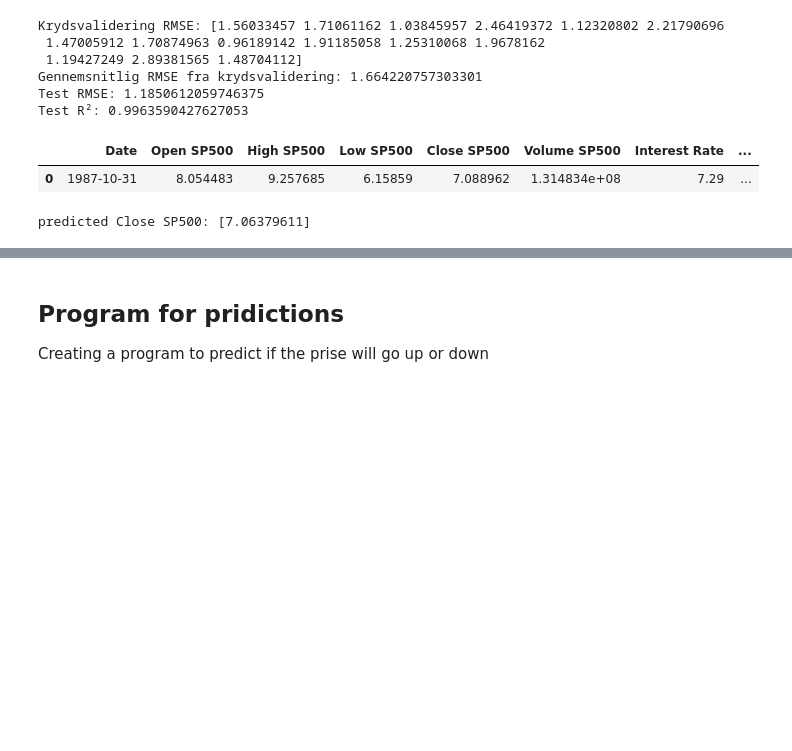
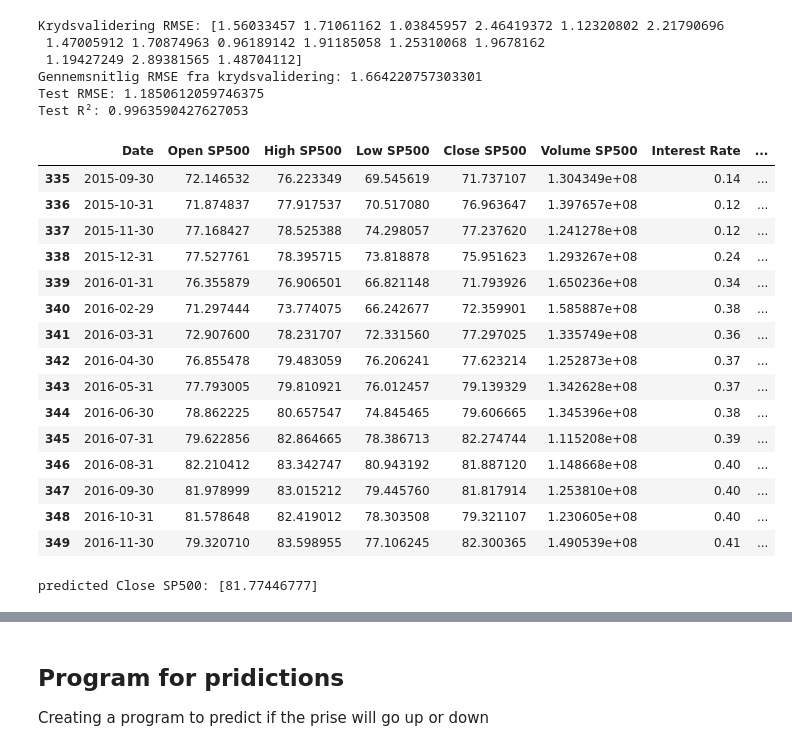
Before and after one commit to badranyoussef/bi-exam-project-stock, a Jupyter notebook: notebooks/resample_of_frequency.ipynb, the cells around one changed output, grey strips where cells are left out. Saved outputs shown, nothing was run; the diff lists cells and outputs as text; code cells hidden in the pictures; blank space fills up the shorter version.

```diff
--- a/notebooks/resample_of_frequency.ipynb
+++ b/notebooks/resample_of_frequency.ipynb
@@ -997,17 +1015,31 @@ Krydsvalidering RMSE: [1.56033457 1.71061162 1.03845957 2.46419372 1.12320802 2.
 Gennemsnitlig RMSE fra krydsvalidering: 1.664220757303301
 Test RMSE: 1.1850612059746375
 Test R²: 0.9963590427627053
-# %%
-df_monthly_test.head(1)
-# %% [output]
-|  | Date | Open SP500 | High SP500 | Low SP500 | Close SP500 | Volume SP500 | Interest Rate | ... |
-| 0 | 1987-10-31 | 8.054483 | 9.257685 | 6.15859 | 7.088962 | 1.314834e+08 | 7.29 | ... |
+# %%
+df_monthly_test.tail(15)
+# %% [output]
+|  | Date | Open SP500 | High SP500 | Low SP500 | Close SP500 | Volume SP500 | Interest Rate | ... |
+| 335 | 2015-09-30 | 72.146532 | 76.223349 | 69.545619 | 71.737107 | 1.304349e+08 | 0.14 | ... |
+| 336 | 2015-10-31 | 71.874837 | 77.917537 | 70.517080 | 76.963647 | 1.397657e+08 | 0.12 | ... |
+| 337 | 2015-11-30 | 77.168427 | 78.525388 | 74.298057 | 77.237620 | 1.241278e+08 | 0.12 | ... |
+| 338 | 2015-12-31 | 77.527761 | 78.395715 | 73.818878 | 75.951623 | 1.293267e+08 | 0.24 | ... |
+| 339 | 2016-01-31 | 76.355879 | 76.906501 | 66.821148 | 71.793926 | 1.650236e+08 | 0.34 | ... |
+| 340 | 2016-02-29 | 71.297444 | 73.774075 | 66.242677 | 72.359901 | 1.585887e+08 | 0.38 | ... |
+| 341 | 2016-03-31 | 72.907600 | 78.231707 | 72.331560 | 77.297025 | 1.335749e+08 | 0.36 | ... |
+| 342 | 2016-04-30 | 76.855478 | 79.483059 | 76.206241 | 77.623214 | 1.252873e+08 | 0.37 | ... |
+| 343 | 2016-05-31 | 77.793005 | 79.810921 | 76.012457 | 79.139329 | 1.342628e+08 | 0.37 | ... |
+| 344 | 2016-06-30 | 78.862225 | 80.657547 | 74.845465 | 79.606665 | 1.345396e+08 | 0.38 | ... |
+| 345 | 2016-07-31 | 79.622856 | 82.864665 | 78.386713 | 82.274744 | 1.115208e+08 | 0.39 | ... |
+| 346 | 2016-08-31 | 82.210412 | 83.342747 | 80.943192 | 81.887120 | 1.148668e+08 | 0.40 | ... |
+| 347 | 2016-09-30 | 81.978999 | 83.015212 | 79.445760 | 81.817914 | 1.253810e+08 | 0.40 | ... |
+| 348 | 2016-10-31 | 81.578648 | 82.419012 | 78.303508 | 79.321107 | 1.230605e+08 | 0.40 | ... |
+| 349 | 2016-11-30 | 79.320710 | 83.598955 | 77.106245 | 82.300365 | 1.490539e+08 | 0.41 | ... |
 # %%
 # Eksempeldata til forudsigelse
 data_to_predict = {
-    'Interest Rate': [7.29],  # Sæt den ønskede værdi
-    'Inflation Rate': [6],  # Sæt den ønskede værdi
-    'CPIAUCSL': [115]         # Sæt den ønskede værdi
+    'Interest Rate': [4],  # Sæt den ønskede værdi
+    'Inflation Rate': [5],  # Sæt den ønskede værdi
+    'CPIAUCSL': [600]         # Sæt den ønskede værdi
 }
 
 # Opret DataFrame fra eksempeldata
@@ -1018,4 +1050,4 @@ y_new_pred = model_rfr.predict(data)
 
 print('predicted Close SP500:', y_new_pred)
 # %% [output]
-predicted Close SP500: [7.06379611]
+predicted Close SP500: [81.77446777]
```
Also changed, not shown: parts of 15 cells of this notebook.
